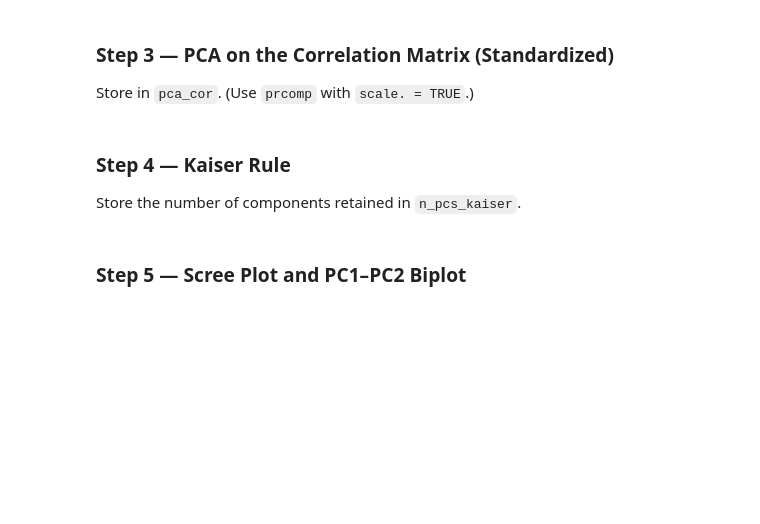
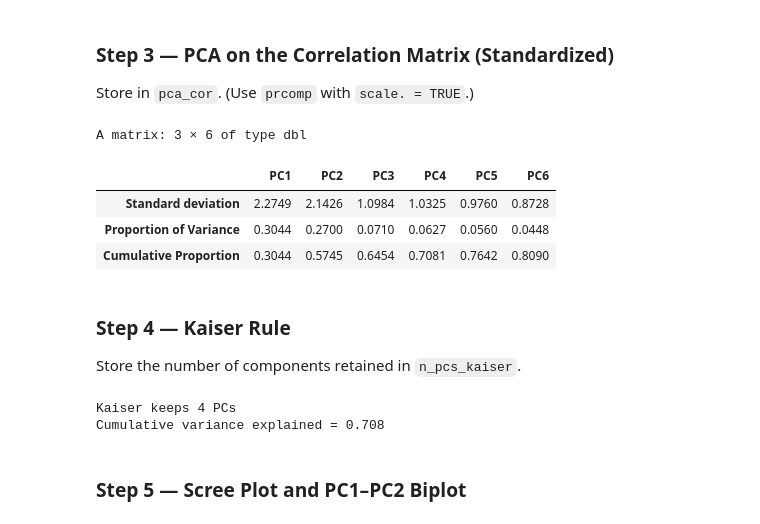
Before and after one commit to Alex-Weis4/Laughing-parakeet, a Jupyter notebook: Homework/Weis_Alexander_Final.ipynb, the cells around one changed output. Drawn from its saved outputs; the diff is of its cells as text; code cells hidden in the pictures; blank space fills up the shorter version.

```diff
--- a/Homework/Weis_Alexander_Final.ipynb
+++ b/Homework/Weis_Alexander_Final.ipynb
@@ -398,26 +404,31 @@ round(summary(pca_cov)$importance[, 1:5], 4)
 
 Store in `pca_cor`. (Use `prcomp` with `scale. = TRUE`.)
 # %%
-# YOUR CODE HERE — delete this comment when you add your code
 # Required object: pca_cor
 
-pca_cor <- NULL    # replace NULL with your code
+pca_cor <- prcomp(uni.df, scale. = TRUE)    # replace NULL with your code
 round(summary(pca_cor)$importance[, 1:6], 4)
+# %% [output]
+A matrix: 3 × 6 of type dbl
+|  | PC1 | PC2 | PC3 | PC4 | PC5 | PC6 |
+| Standard deviation | 2.2749 | 2.1426 | 1.0984 | 1.0325 | 0.9760 | 0.8728 |
+| Proportion of Variance | 0.3044 | 0.2700 | 0.0710 | 0.0627 | 0.0560 | 0.0448 |
+| Cumulative Proportion | 0.3044 | 0.5745 | 0.6454 | 0.7081 | 0.7642 | 0.8090 |
 # %% [markdown]
 ### Step 4 — Kaiser Rule
 
 Store the number of components retained in `n_pcs_kaiser`.
 # %%
-# YOUR CODE HERE — delete this comment when you add your code
 # Required object: n_pcs_kaiser
 
-
-n_pcs_kaiser <- NULL    # replace NULL with your code
-
 eig <- pca_cor$sdev^2
+n_pcs_kaiser <- sum(eig >= 1)
 cat("Kaiser keeps", n_pcs_kaiser, "PCs\n")
 cat("Cumulative variance explained =",
     round(sum(eig[seq_len(n_pcs_kaiser)]) / sum(eig), 3), "\n")
+# %% [output]
+Kaiser keeps 4 PCs
+Cumulative variance explained = 0.708
 # %% [markdown]
 ### Step 5 — Scree Plot and PC1–PC2 Biplot
 # %%
```
Also changed, not shown: parts of 4 cells of this notebook.
